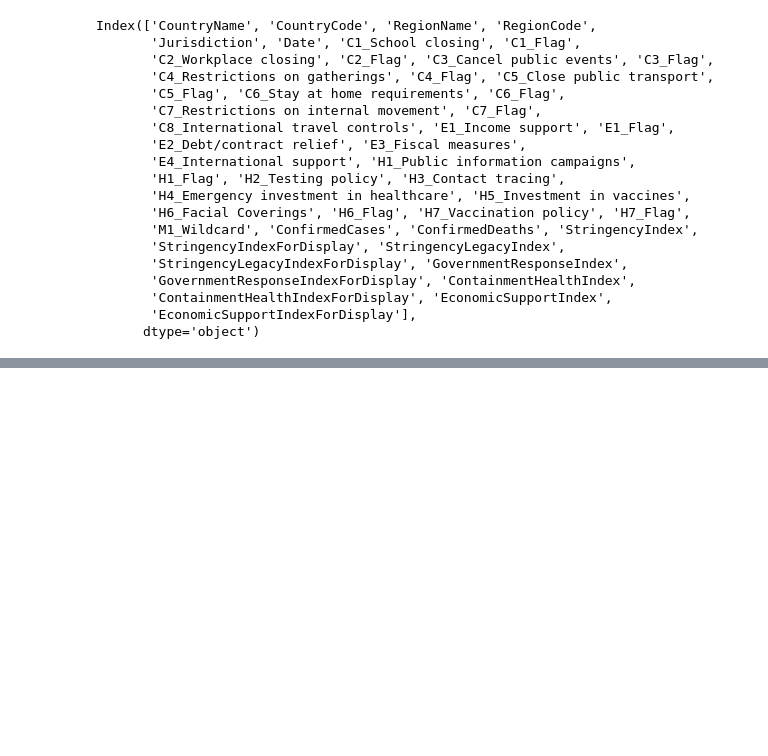
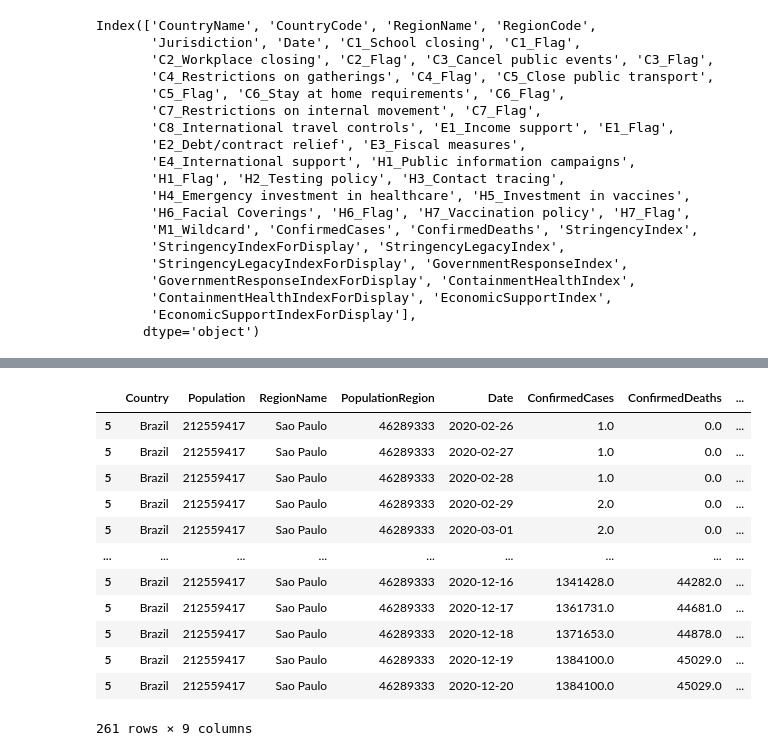
Before and after one commit to xprizetbsi/pandemic_response, a Jupyter notebook: Predictor/Database_Connector.ipynb, the cells around one changed output, grey strips where cells are left out. Cells and saved outputs as stored; diff of their text form; code cells hidden in the pictures; blank space fills up the shorter version.

```diff
--- a/Predictor/Database_Connector.ipynb
+++ b/Predictor/Database_Connector.ipynb
@@ -73,0 +155,2 @@ display(df)
+# %%
+data_w_region = test.join(brz_rg_demo.set_index('BrazilRegion'),on='RegionName',how='inner',lsuffix='Country',rsuffix='CountryName')
@@ -73,0 +179,11 @@ display(df)
+# %%
+br_data = data_w_region.query('Country == "Brazil" \
+                         & ConfirmedCases!=""\
+                         & ConfirmedCases!="0"')
+# %%
+br_data = br_data[CASES_COLUMNS_REGION]
+# %%
+br_sp_data = br_data.query('RegionName=="Sao Paulo"\
+                            & ConfirmedCases!="NaN"\
+                            & ConfirmedCases !="0"')
+display(br_sp_data)
@@ -73,0 +204,20 @@ display(df)
+# %%
+subtract = br_sp_data['PopulationRegion']-br_sp_data['ConfirmedCases']
+br_sp_data.assign(Susceptible = subtract)
+
+susceptible_percentage = br_sp_data['Susceptible']/br_sp_data['PopulationRegion']
+br_sp_data.assign(s = susceptible_percentage)
+# %% [output]
+|  | Country | Population | RegionName | PopulationRegion | Date | ConfirmedCases | ConfirmedDeaths | ... |
+| 5 | Brazil | 212559417 | Sao Paulo | 46289333 | 2020-02-26 | 1.0 | 0.0 | ... |
+| 5 | Brazil | 212559417 | Sao Paulo | 46289333 | 2020-02-27 | 1.0 | 0.0 | ... |
+| 5 | Brazil | 212559417 | Sao Paulo | 46289333 | 2020-02-28 | 1.0 | 0.0 | ... |
+| 5 | Brazil | 212559417 | Sao Paulo | 46289333 | 2020-02-29 | 2.0 | 0.0 | ... |
+| 5 | Brazil | 212559417 | Sao Paulo | 46289333 | 2020-03-01 | 2.0 | 0.0 | ... |
+| ... | ... | ... | ... | ... | ... | ... | ... | ... |
+| 5 | Brazil | 212559417 | Sao Paulo | 46289333 | 2020-12-16 | 1341428.0 | 44282.0 | ... |
+| 5 | Brazil | 212559417 | Sao Paulo | 46289333 | 2020-12-17 | 1361731.0 | 44681.0 | ... |
+| 5 | Brazil | 212559417 | Sao Paulo | 46289333 | 2020-12-18 | 1371653.0 | 44878.0 | ... |
+| 5 | Brazil | 212559417 | Sao Paulo | 46289333 | 2020-12-19 | 1384100.0 | 45029.0 | ... |
+| 5 | Brazil | 212559417 | Sao Paulo | 46289333 | 2020-12-20 | 1384100.0 | 45029.0 | ... |
+261 rows × 9 columns
```
Also changed, not shown: parts of 16 cells of this notebook, 9 other files.
